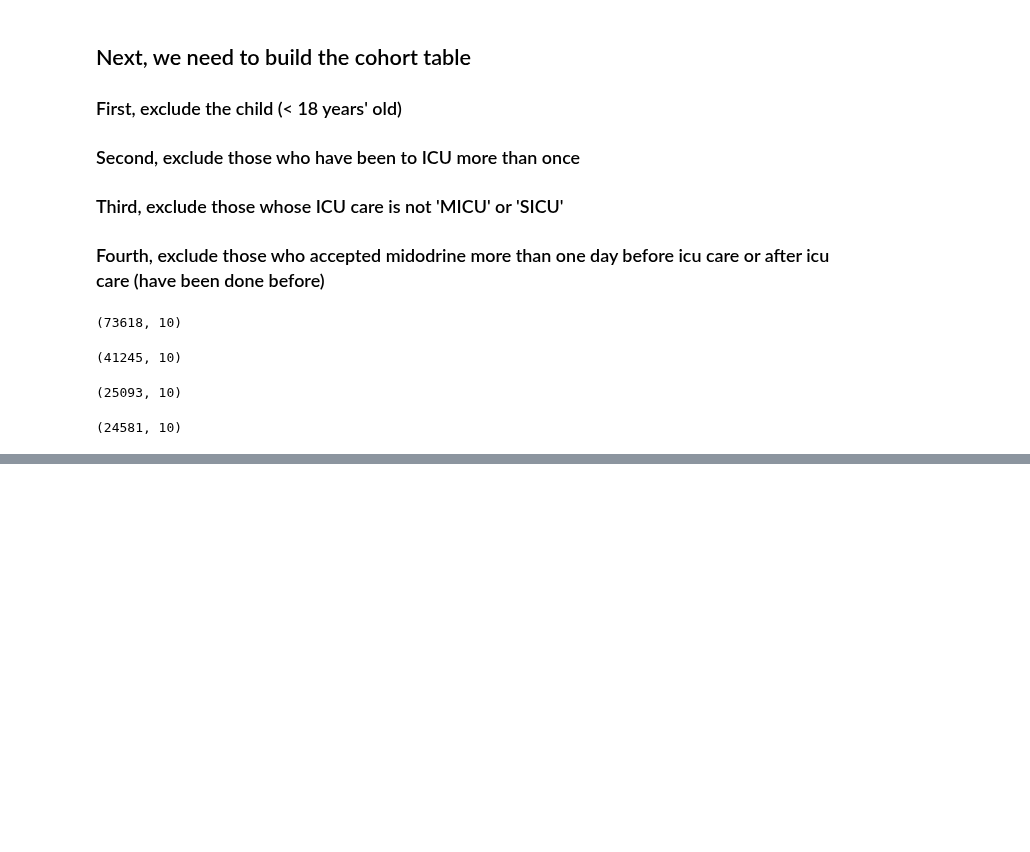
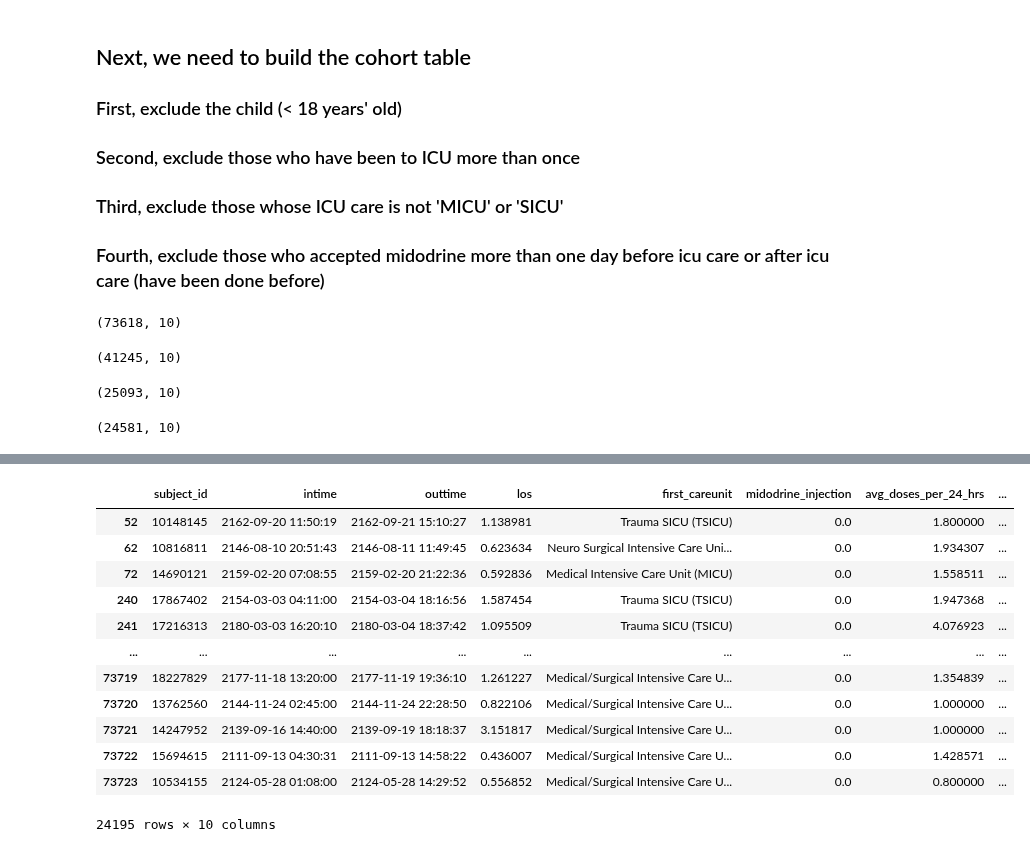
Before and after one commit to Jarvis-BITS/midodrine-mimic-iv, a Jupyter notebook: Midodrine_analysis.ipynb, the cells around one changed output, grey strips where cells are left out. Saved outputs shown, nothing was run; the diff lists cells and outputs as text; code cells hidden in the pictures; blank space fills up the shorter version.

```diff
--- a/Midodrine_analysis.ipynb
+++ b/Midodrine_analysis.ipynb
@@ -160,0 +180,4 @@ cohort_final.shape
+# %%
+# No-Midodrine group
+cohort_final[cohort_final['midodrine_injection']==0]
+# %% [output]
@@ -160,0 +185,13 @@ cohort_final.shape
+|  | subject_id | intime | outtime | los | first_careunit | midodrine_injection | avg_doses_per_24_hrs | ... |
+| 52 | 10148145 | 2162-09-20 11:50:19 | 2162-09-21 15:10:27 | 1.138981 | Trauma SICU (TSICU) | 0.0 | 1.800000 | ... |
+| 62 | 10816811 | 2146-08-10 20:51:43 | 2146-08-11 11:49:45 | 0.623634 | Neuro Surgical Intensive Care Uni... | 0.0 | 1.934307 | ... |
+| 72 | 14690121 | 2159-02-20 07:08:55 | 2159-02-20 21:22:36 | 0.592836 | Medical Intensive Care Unit (MICU) | 0.0 | 1.558511 | ... |
+| 240 | 17867402 | 2154-03-03 04:11:00 | 2154-03-04 18:16:56 | 1.587454 | Trauma SICU (TSICU) | 0.0 | 1.947368 | ... |
+| 241 | 17216313 | 2180-03-03 16:20:10 | 2180-03-04 18:37:42 | 1.095509 | Trauma SICU (TSICU) | 0.0 | 4.076923 | ... |
+| ... | ... | ... | ... | ... | ... | ... | ... | ... |
+| 73719 | 18227829 | 2177-11-18 13:20:00 | 2177-11-19 19:36:10 | 1.261227 | Medical/Surgical Intensive Care U... | 0.0 | 1.354839 | ... |
+| 73720 | 13762560 | 2144-11-24 02:45:00 | 2144-11-24 22:28:50 | 0.822106 | Medical/Surgical Intensive Care U... | 0.0 | 1.000000 | ... |
+| 73721 | 14247952 | 2139-09-16 14:40:00 | 2139-09-19 18:18:37 | 3.151817 | Medical/Surgical Intensive Care U... | 0.0 | 1.000000 | ... |
+| 73722 | 15694615 | 2111-09-13 04:30:31 | 2111-09-13 14:58:22 | 0.436007 | Medical/Surgical Intensive Care U... | 0.0 | 1.428571 | ... |
+| 73723 | 10534155 | 2124-05-28 01:08:00 | 2124-05-28 14:29:52 | 0.556852 | Medical/Surgical Intensive Care U... | 0.0 | 0.800000 | ... |
+24195 rows × 10 columns
```
Also changed, not shown: parts of 3 cells of this notebook.
